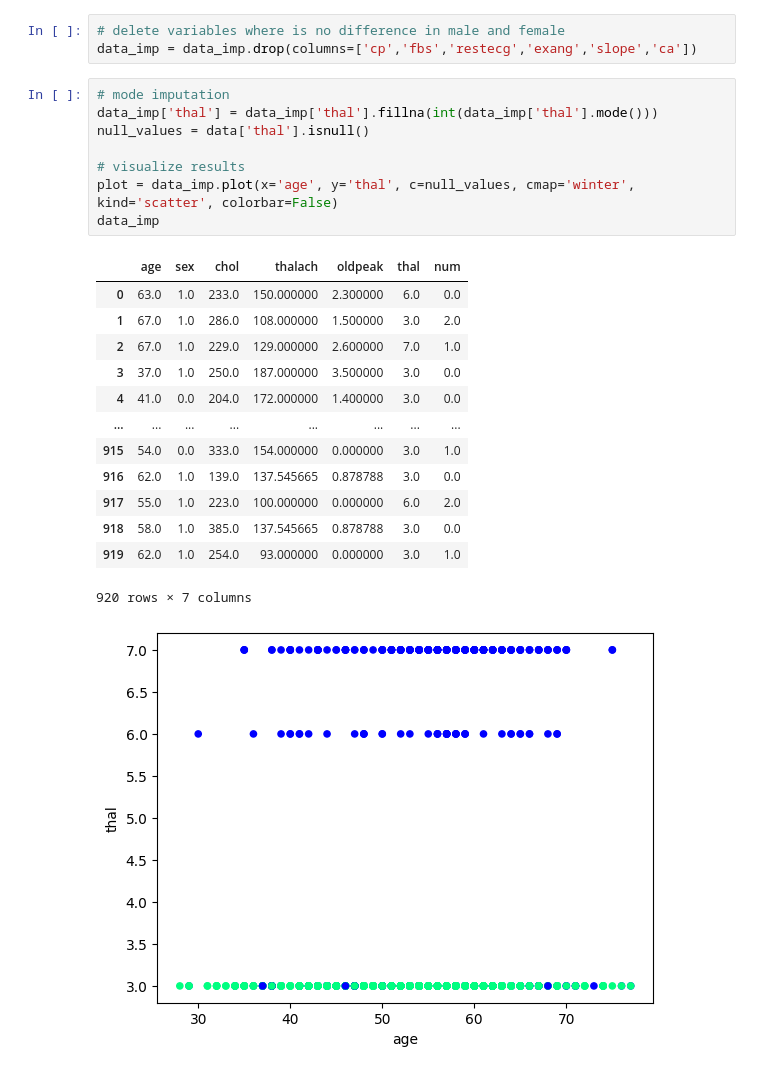
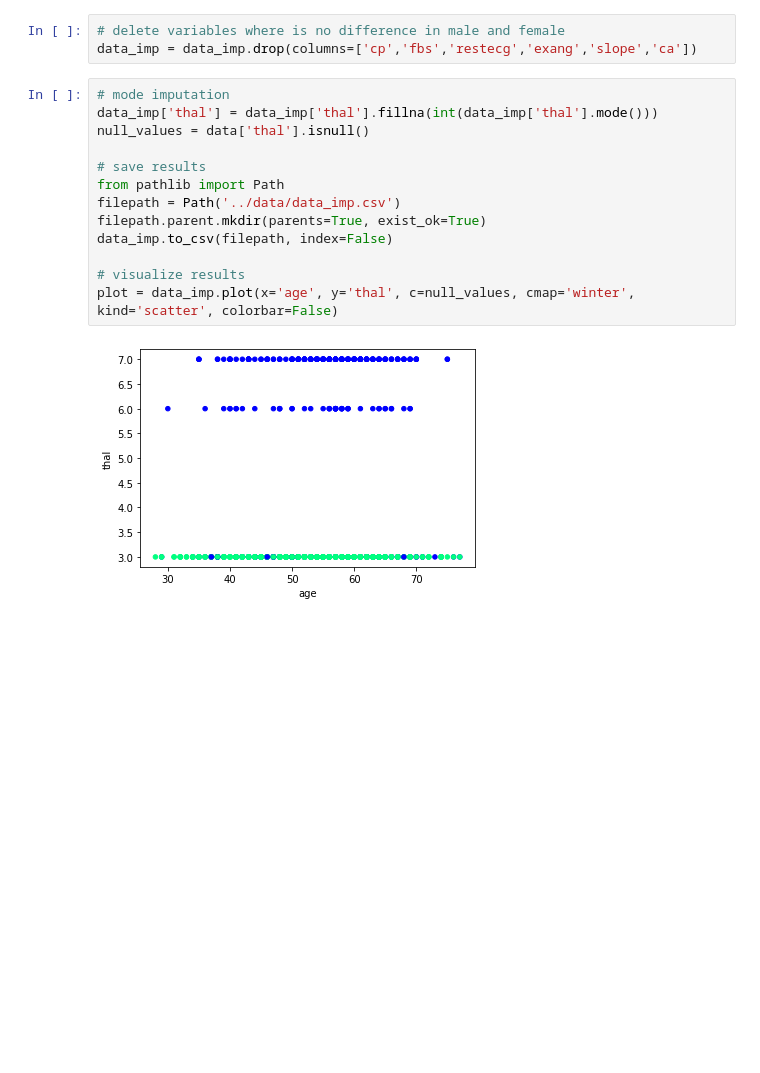
Before and after one commit to aromberg/data-challenges-2022-2023, a Jupyter notebook: notebooks/data_imputation.ipynb, the cells around one changed output. Saved outputs shown, nothing was run; the diff lists cells and outputs as text; blank space fills up the shorter version.

Commit message:
save data_imp as csv

```diff
--- a/notebooks/data_imputation.ipynb
+++ b/notebooks/data_imputation.ipynb
@@ -105,26 +105,18 @@ data_imp = data_imp.drop(columns=['cp','fbs','restecg','exang','slope','ca'])
 # %%
 # mode imputation
 data_imp['thal'] = data_imp['thal'].fillna(int(data_imp['thal'].mode()))
 null_values = data['thal'].isnull()
 
+# save results
+from pathlib import Path
+filepath = Path('../data/data_imp.csv')
+filepath.parent.mkdir(parents=True, exist_ok=True)
+data_imp.to_csv(filepath, index=False)
+
 # visualize results
 plot = data_imp.plot(x='age', y='thal', c=null_values, cmap='winter', kind='scatter', colorbar=False)
-data_imp
 # %% [output]
-|  | age | sex | chol | thalach | oldpeak | thal | num |
-| 0 | 63.0 | 1.0 | 233.0 | 150.000000 | 2.300000 | 6.0 | 0.0 |
-| 1 | 67.0 | 1.0 | 286.0 | 108.000000 | 1.500000 | 3.0 | 2.0 |
-| 2 | 67.0 | 1.0 | 229.0 | 129.000000 | 2.600000 | 7.0 | 1.0 |
-| 3 | 37.0 | 1.0 | 250.0 | 187.000000 | 3.500000 | 3.0 | 0.0 |
-| 4 | 41.0 | 0.0 | 204.0 | 172.000000 | 1.400000 | 3.0 | 0.0 |
-| ... | ... | ... | ... | ... | ... | ... | ... |
-| 915 | 54.0 | 0.0 | 333.0 | 154.000000 | 0.000000 | 3.0 | 1.0 |
-| 916 | 62.0 | 1.0 | 139.0 | 137.545665 | 0.878788 | 3.0 | 0.0 |
-| 917 | 55.0 | 1.0 | 223.0 | 100.000000 | 0.000000 | 6.0 | 2.0 |
-| 918 | 58.0 | 1.0 | 385.0 | 137.545665 | 0.878788 | 3.0 | 0.0 |
-| 919 | 62.0 | 1.0 | 254.0 | 93.000000 | 0.000000 | 3.0 | 1.0 |
-920 rows × 7 columns
-[figure, old version]
+[figure, new version]
 # %%
 # mean imputation for subgroups
 data_imp_male = data[data['sex']==1].copy()
```
Also changed, not shown: parts of 5 cells of this notebook, 1 other file.
